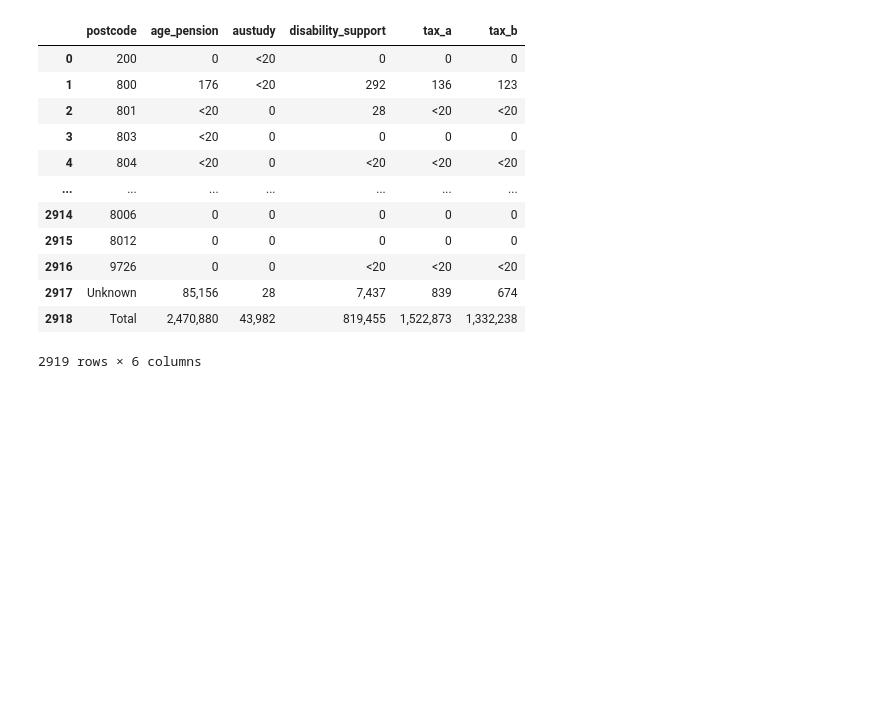
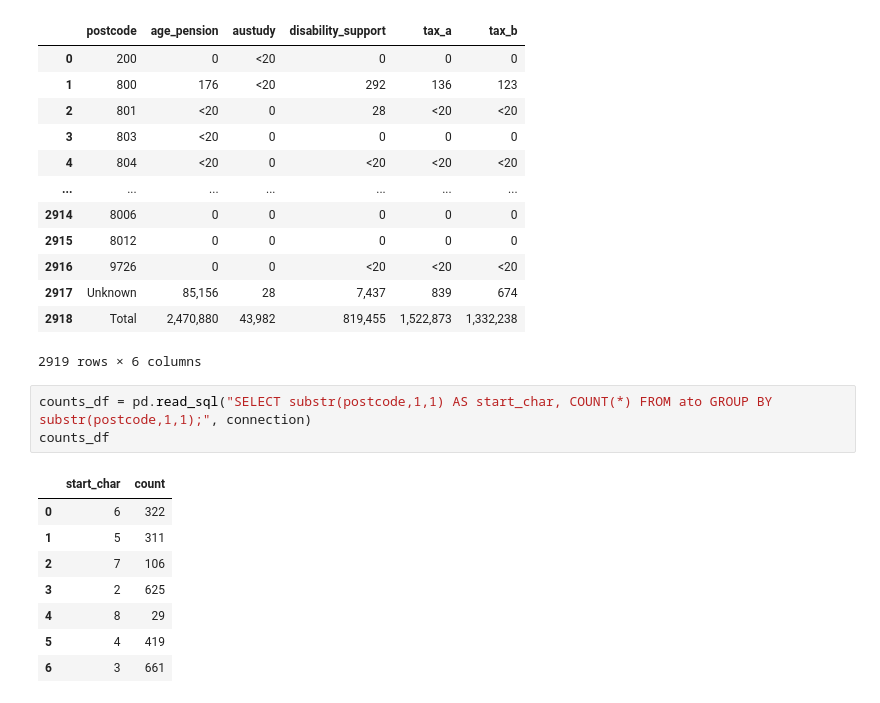
Before and after one commit to lilysmith23/etl_project, a Jupyter notebook: updated_notebook.ipynb, the cells around one changed output. Drawn from its saved outputs; the diff is of its cells as text; blank space fills up the shorter version.

```diff
--- a/updated_notebook.ipynb
+++ b/updated_notebook.ipynb
@@ -327,3 +331,15 @@ dss_pga_df
 | 2917 | Unknown | 85,156 | 28 | 7,437 | 839 | 674 |
 | 2918 | Total | 2,470,880 | 43,982 | 819,455 | 1,522,873 | 1,332,238 |
 2919 rows × 6 columns
+# %%
+counts_df = pd.read_sql("SELECT substr(postcode,1,1) AS start_char, COUNT(*) FROM ato GROUP BY substr(postcode,1,1);", connection)
+counts_df
+# %% [output]
+|  | start_char | count |
+| 0 | 6 | 322 |
+| 1 | 5 | 311 |
+| 2 | 7 | 106 |
+| 3 | 2 | 625 |
+| 4 | 8 | 29 |
+| 5 | 4 | 419 |
+| 6 | 3 | 661 |
```
Also changed, not shown: parts of 4 cells of this notebook, 1 other file.
